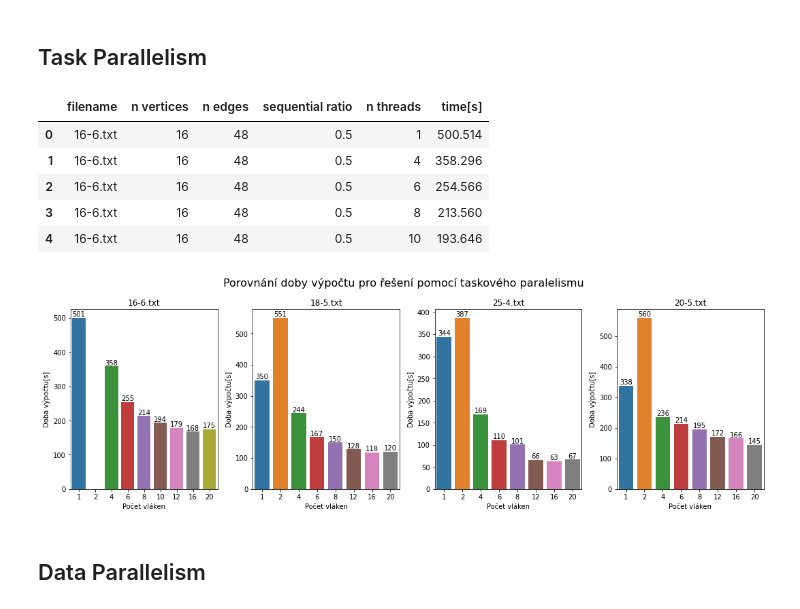
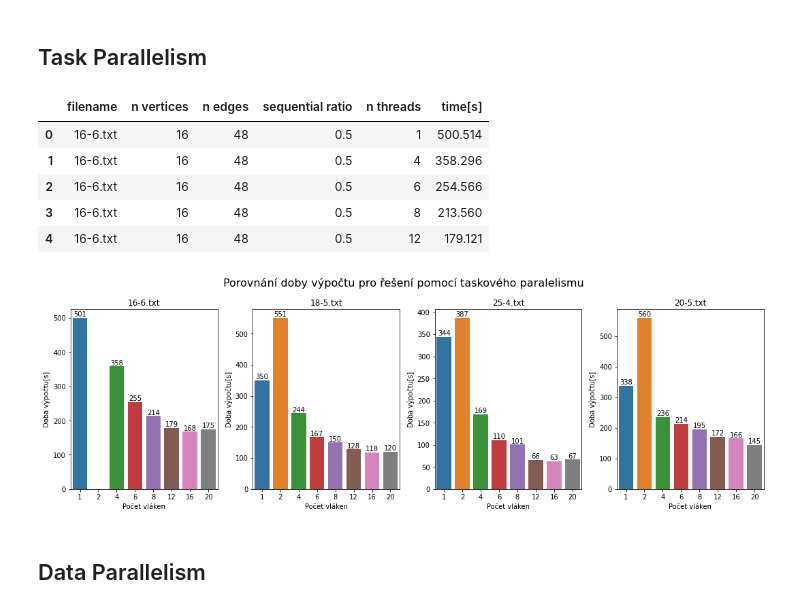
Before and after one commit to tomaspetricek/parallel-maximum-bipartite-subgraphs-search, a Jupyter notebook: analyse.ipynb, the cells around one changed output. Cells and saved outputs as stored; diff of their text form; code cells hidden in the pictures.

Commit message:
Adjust graphs

```diff
--- a/analyse.ipynb
+++ b/analyse.ipynb
@@ -18,3 +18,18 @@ def get_data(path, selected_graphs):
     df = pd.read_csv(path)
     df = df.loc[df['filename'].isin(selected_graphs)]
     return df
+# %%
+def add_unfinished(df, selected_graphs, n_threads):
+    for graph in selected_graphs:
+        graph_df = df.loc[df['filename'] == graph]
+
+        # add empty rows for tests that did not complete
+        empty_row = graph_df.iloc[0].copy()
+
+        for n_thread in n_threads:
+            if n_thread not in graph_df["n threads"].tolist():
+                empty_row["n threads"] = n_thread
+                empty_row["time[s]"] = float("inf")
+                df=df.append(empty_row, ignore_index=True)
+
+    return df
@@ -28,19 +52,9 @@ def plot_bar(ax, df, label_col, data_col, x_label, y_label, title):
     duration = ["{:.0f}".format(dur) for dur in list(df[data_col])]
     _ = ax.bar_label(bar.containers[0], duration)
 # %%
-def plot_multiple_bars(axes, df, selected_graphs, n_threads):
+def plot_bars(axes, df, selected_graphs):
     for ax, graph in zip(axes, selected_graphs):
         graph_df = df.loc[df['filename'] == graph]
-
-        # add empty rows for tests that did not complete
-        empty_row = graph_df.iloc[0].copy()
-
-        for n_thread in n_threads:
-            if n_thread not in graph_df["n threads"].tolist():
-                empty_row["n threads"] = n_thread
-                empty_row["time[s]"] = float("inf")
-                graph_df=graph_df.append(empty_row, ignore_index=True)
-
         graph_df = graph_df.sort_values(by=["n threads"])
 
         plot_bar(ax, graph_df, "n threads", "time[s]", "Počet vláken", "Doba výpočtu[s]", graph)
@@ -71,6 +105,7 @@ plt.savefig("report/images/seq-graph.png", dpi=400)
 # %%
 path = os.path.join(results_dir, "parallel-task-res.csv")
 task_df = get_data(path, selected_graphs)
+task_df = add_unfinished(task_df, selected_graphs, n_threads_parallel)
 display(task_df.head())
 # %% [output]
 |  | filename | n vertices | n edges | sequential ratio | n threads | time[s] |
@@ -78,17 +113,17 @@ display(task_df.head())
 | 1 | 16-6.txt | 16 | 48 | 0.5 | 4 | 358.296 |
 | 2 | 16-6.txt | 16 | 48 | 0.5 | 6 | 254.566 |
 | 3 | 16-6.txt | 16 | 48 | 0.5 | 8 | 213.560 |
-| 4 | 16-6.txt | 16 | 48 | 0.5 | 10 | 193.646 |
+| 4 | 16-6.txt | 16 | 48 | 0.5 | 12 | 179.121 |
 # %%
 fig, axes = plt.subplots(1, len(selected_graphs), figsize=(15, 5))
 
-plot_multiple_bars(axes, task_df, selected_graphs, n_threads_parallel)
+plot_bars(axes, task_df, selected_graphs)
 
 fig.suptitle("Porovnání doby výpočtu pro řešení pomocí taskového paralelismu", fontsize=16)
 fig.tight_layout()
-plt.savefig("report/images/parallel-task-graph.png", dpi=400)
+plt.savefig("report/report/images/parallel-task-graph.png", dpi=400)
 # %% [output]
-[figure, old version]
+[figure, new version]
 # %% [markdown]
 ## Data Parallelism
 # %%
```
Also changed, not shown: parts of 7 cells of this notebook, 6 other files.
